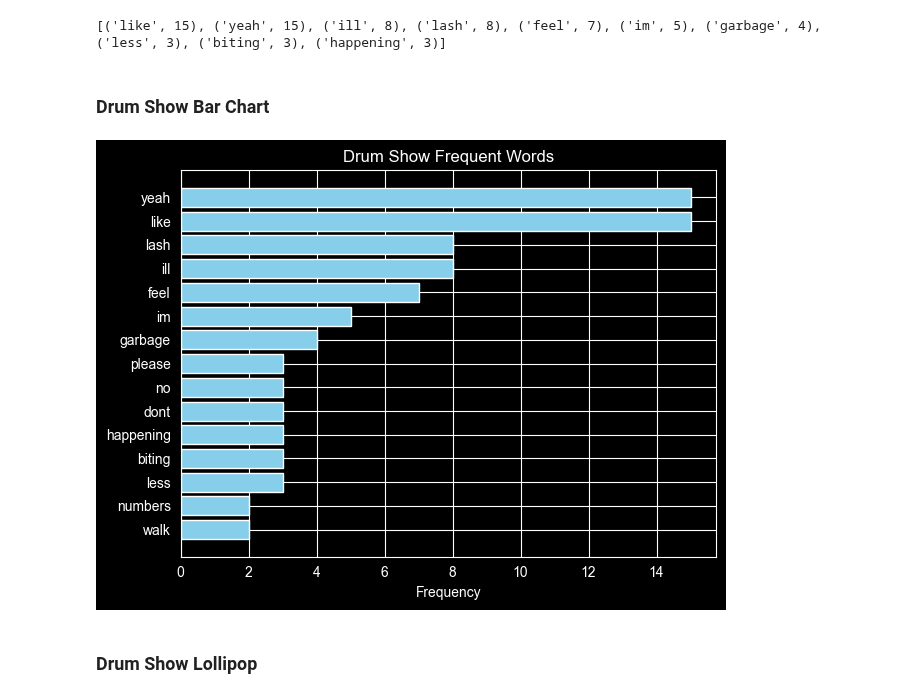
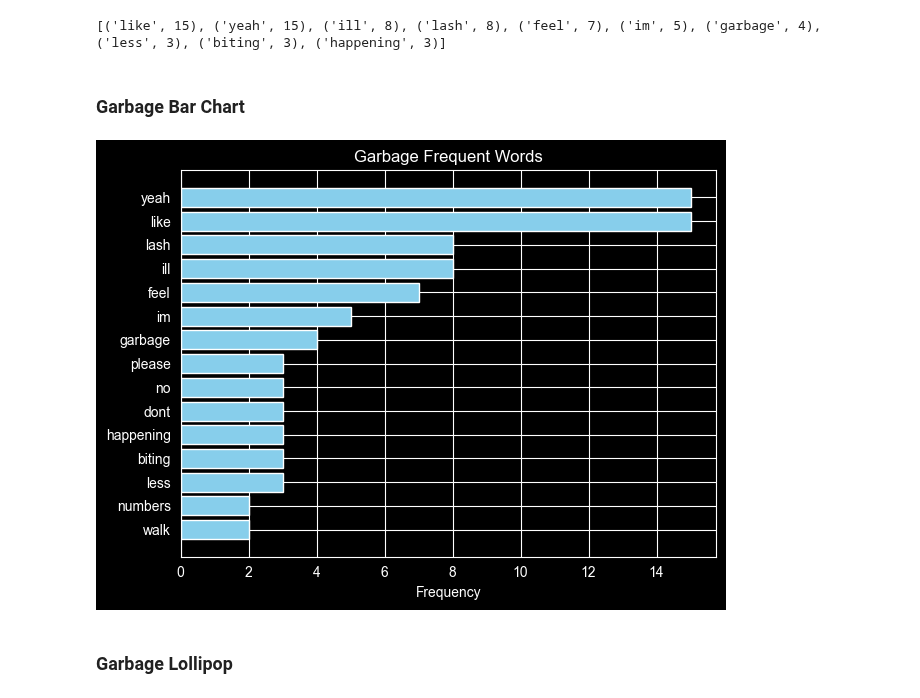
Before and after one commit to MeredithClikkie/torchbearerlab.github.io, a Jupyter notebook: garbage.ipynb, the cells around one changed output. Saved outputs shown, nothing was run; the diff lists cells and outputs as text; code cells hidden in the pictures.

```diff
--- a/garbage.ipynb
+++ b/garbage.ipynb
@@ -106,24 +106,24 @@ print(counts.most_common(10))
 # %% [output]
 [('like', 15), ('yeah', 15), ('ill', 8), ('lash', 8), ('feel', 7), ('im', 5), ('garbage', 4), ('less', 3), ('biting', 3), ('happening', 3)]
 # %% [markdown]
-### Drum Show Bar Chart
+### Garbage Bar Chart
 # %%
 # Convert your Counter object to a sorted DataFrame
 df_counts = pd.DataFrame(counts.most_common(15), columns=['Word', 'Count'])
 df_counts = df_counts.sort_values(by='Count', ascending=True)
 
 # Create the plot
 plt.barh(df_counts['Word'], df_counts['Count'], color='skyblue')
 plt.xlabel('Frequency')
-plt.title('Drum Show Frequent Words')
+plt.title('Garbage Frequent Words')
 plt.tight_layout()
 
 # Save or display
-plt.savefig('drum_show_bar.png')
+plt.savefig('garbage_bar.png')
 # %% [output]
-[figure, old version]
+[figure, new version]
 # %% [markdown]
-### Drum Show Lollipop
+### Garbage Lollipop
 # %%
 # 1. Prepare your data (from your existing code)
 df_counts = pd.DataFrame(counts.most_common(15), columns=['Word', 'Count'])
```
Also changed, not shown: parts of 11 cells of this notebook, 5 other files.
